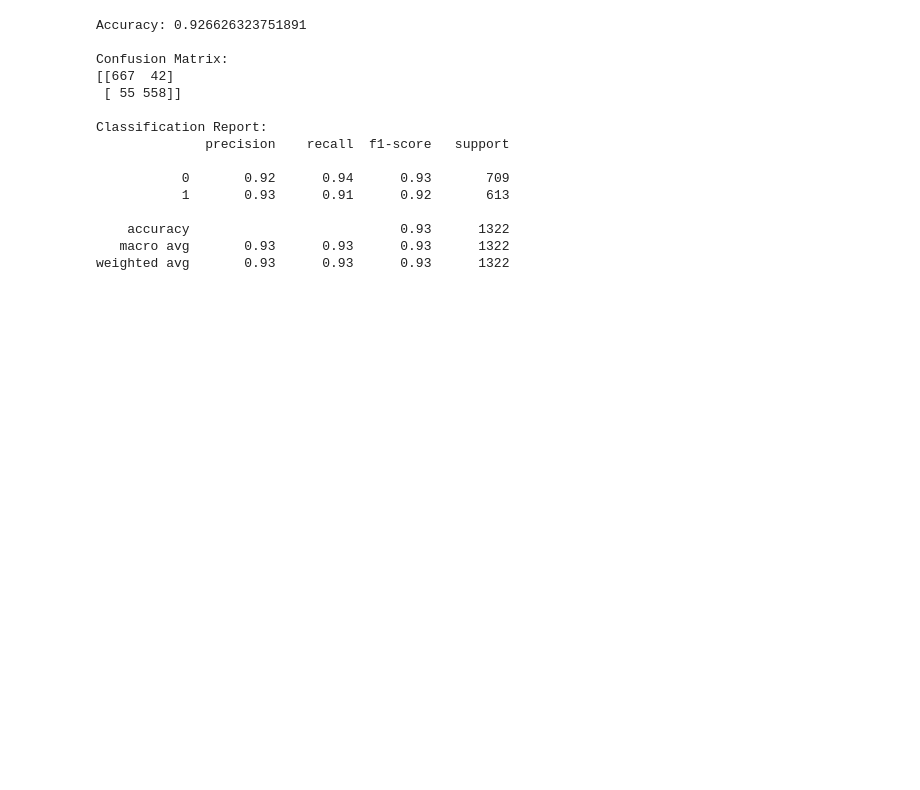
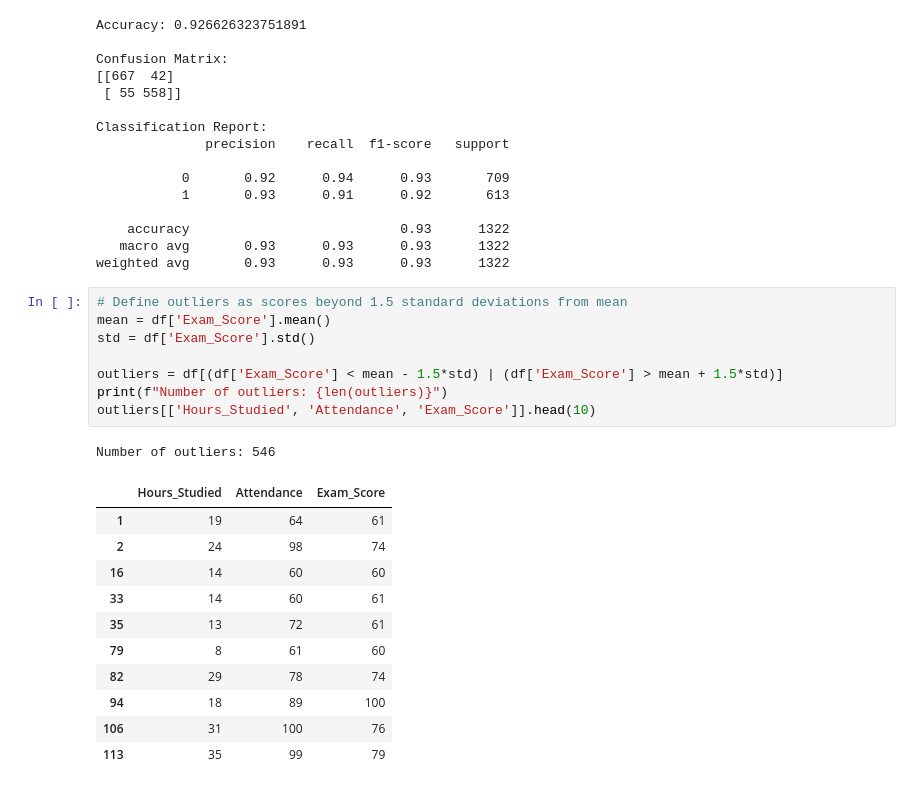
Before and after one commit to Zabinn/student-performance-svm, a Jupyter notebook: notebooks/eda_and_model.ipynb, the cells around one changed output. Saved outputs shown, nothing was run; the diff lists cells and outputs as text; blank space fills up the shorter version.

Commit message:
Outlier detection: identified 546 outliers, split into high/low performers

```diff
--- a/notebooks/eda_and_model.ipynb
+++ b/notebooks/eda_and_model.ipynb
@@ -246,3 +246,24 @@ Classification Report:
     accuracy                           0.93      1322
    macro avg       0.93      0.93      0.93      1322
 weighted avg       0.93      0.93      0.93      1322
+# %%
+# Define outliers as scores beyond 1.5 standard deviations from mean
+mean = df['Exam_Score'].mean()
+std = df['Exam_Score'].std()
+
+outliers = df[(df['Exam_Score'] < mean - 1.5*std) | (df['Exam_Score'] > mean + 1.5*std)]
+print(f"Number of outliers: {len(outliers)}")
+outliers[['Hours_Studied', 'Attendance', 'Exam_Score']].head(10)
+# %% [output]
+Number of outliers: 546
+|  | Hours_Studied | Attendance | Exam_Score |
+| 1 | 19 | 64 | 61 |
+| 2 | 24 | 98 | 74 |
+| 16 | 14 | 60 | 60 |
+| 33 | 14 | 60 | 61 |
+| 35 | 13 | 72 | 61 |
+| 79 | 8 | 61 | 60 |
+| 82 | 29 | 78 | 74 |
+| 94 | 18 | 89 | 100 |
+| 106 | 31 | 100 | 76 |
+| 113 | 35 | 99 | 79 |
```
Also changed, not shown: parts of 1 cell of this notebook.
